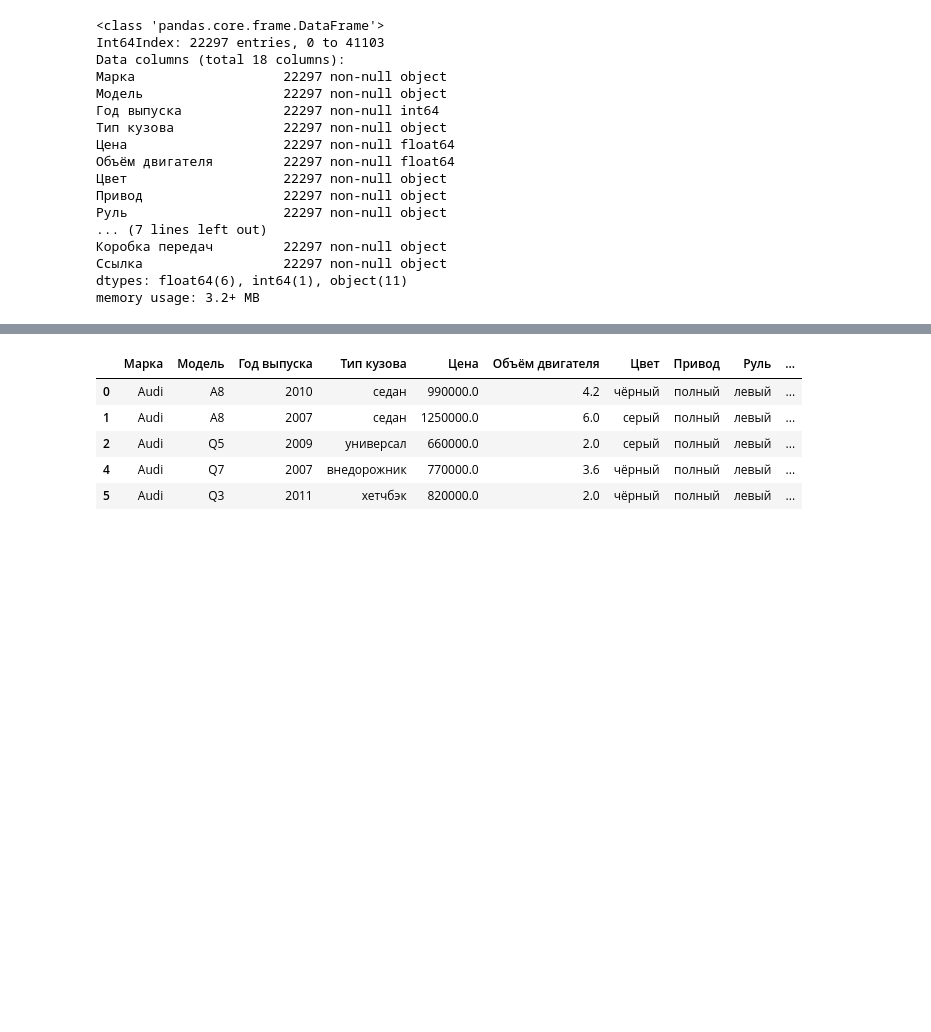
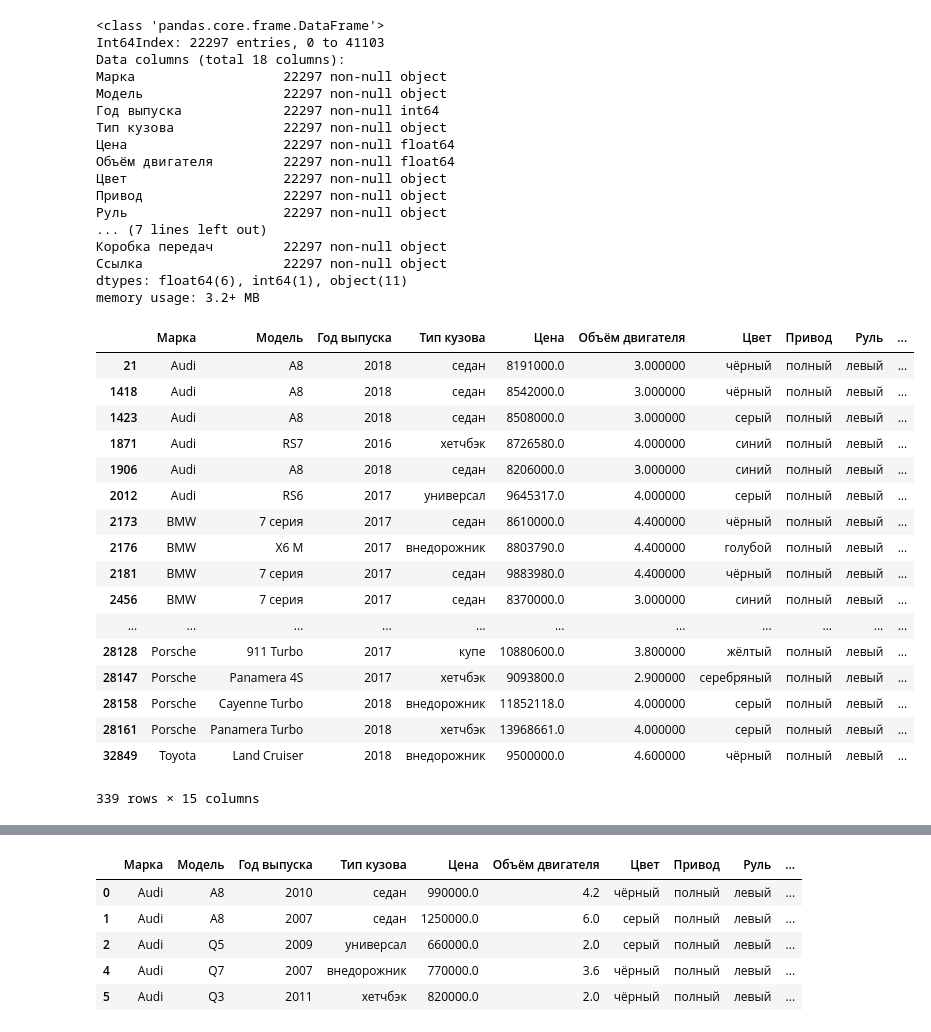
Before and after one commit to krabchuk/technosphere_bigdata_project, a Jupyter notebook: try_project.ipynb, the cells around one changed output, grey strips where cells are left out. Cells and saved outputs as stored; diff of their text form; code cells hidden in the pictures; blank space fills up the shorter version.

```diff
--- a/try_project.ipynb
+++ b/try_project.ipynb
@@ -121,0 +163,21 @@ memory usage: 3.2+ MB
+# %%
+data_new[data_new['Цена'] >= 8000000]
+# %% [output]
+|  | Марка | Модель | Год выпуска | Тип кузова | Цена | Объём двигателя | Цвет | Привод | Руль | ... |
+| 21 | Audi | A8 | 2018 | седан | 8191000.0 | 3.000000 | чёрный | полный | левый | ... |
+| 1418 | Audi | A8 | 2018 | седан | 8542000.0 | 3.000000 | чёрный | полный | левый | ... |
+| 1423 | Audi | A8 | 2018 | седан | 8508000.0 | 3.000000 | серый | полный | левый | ... |
+| 1871 | Audi | RS7 | 2016 | хетчбэк | 8726580.0 | 4.000000 | синий | полный | левый | ... |
+| 1906 | Audi | A8 | 2018 | седан | 8206000.0 | 3.000000 | синий | полный | левый | ... |
+| 2012 | Audi | RS6 | 2017 | универсал | 9645317.0 | 4.000000 | серый | полный | левый | ... |
+| 2173 | BMW | 7 серия | 2017 | седан | 8610000.0 | 4.400000 | чёрный | полный | левый | ... |
+| 2176 | BMW | X6 M | 2017 | внедорожник | 8803790.0 | 4.400000 | голубой | полный | левый | ... |
+| 2181 | BMW | 7 серия | 2017 | седан | 9883980.0 | 4.400000 | чёрный | полный | левый | ... |
+| 2456 | BMW | 7 серия | 2017 | седан | 8370000.0 | 3.000000 | синий | полный | левый | ... |
+| ... | ... | ... | ... | ... | ... | ... | ... | ... | ... | ... |
+| 28128 | Porsche | 911 Turbo | 2017 | купе | 10880600.0 | 3.800000 | жёлтый | полный | левый | ... |
+| 28147 | Porsche | Panamera 4S | 2017 | хетчбэк | 9093800.0 | 2.900000 | серебряный | полный | левый | ... |
+| 28158 | Porsche | Cayenne Turbo | 2018 | внедорожник | 11852118.0 | 4.000000 | серый | полный | левый | ... |
+| 28161 | Porsche | Panamera Turbo | 2018 | хетчбэк | 13968661.0 | 4.000000 | серый | полный | левый | ... |
+| 32849 | Toyota | Land Cruiser | 2018 | внедорожник | 9500000.0 | 4.600000 | чёрный | полный | левый | ... |
+339 rows × 15 columns
```
Also changed, not shown: parts of 20 cells of this notebook, 1 other file.
